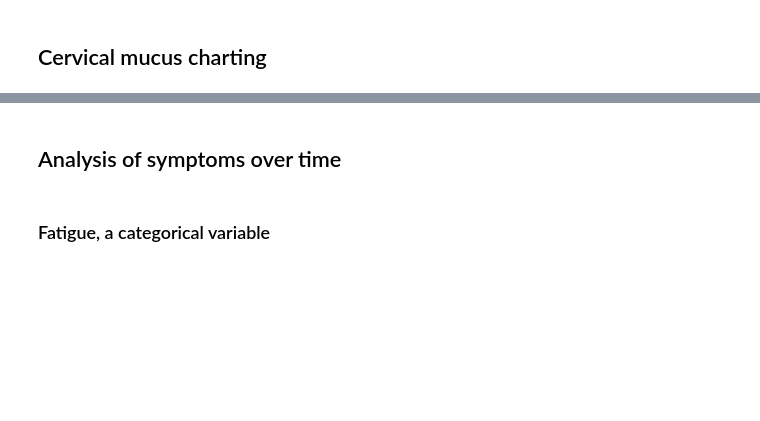
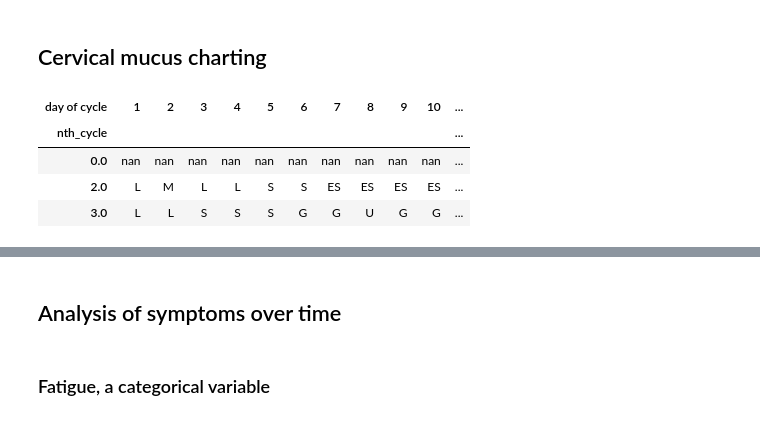
Before and after one commit to roesler-stan/health-analysis, a Jupyter notebook: 2_analysis.ipynb, the cells around one changed output, grey strips where cells are left out. Cells and saved outputs as stored; diff of their text form; code cells hidden in the pictures; blank space fills up the shorter version.

```diff
--- a/2_analysis.ipynb
+++ b/2_analysis.ipynb
@@ -31,18 +31,25 @@ subset["day of cycle"] = subset["day of cycle"].astype(int)
 # %%
 def lookup_color(symbol_col):
     return [
         f"background-color: {symbol_colors.get(symbol, 'white')}; color: white; font-weight: bold;"
         for symbol in symbol_col
     ]
 
-table = subset[subset["valid_cycle"]].pivot(
+valid_subset = subset[subset["valid_cycle"]]
+table = valid_subset.pivot(
     index="nth_cycle",
     columns="day of cycle",
     values="symbol",
 )
 
 styled_table = table.style.apply(lookup_color)
 styled_table
+# %% [output]
+| day of cycle | 1 | 2 | 3 | 4 | 5 | 6 | 7 | 8 | 9 | 10 | ... |
+| nth_cycle |  |  |  |  |  |  |  |  |  |  | ... |
+| 0.0 | nan | nan | nan | nan | nan | nan | nan | nan | nan | nan | ... |
+| 2.0 | L | M | L | L | S | S | ES | ES | ES | ES | ... |
+| 3.0 | L | L | S | S | S | G | G | U | G | G | ... |
 # %%
 # Save the charting image to the output folder
 # Note: this requires installing an old version of Pillow: Pillow==9.0.0
```
Also changed, not shown: parts of 3 cells of this notebook, 12 other files.
